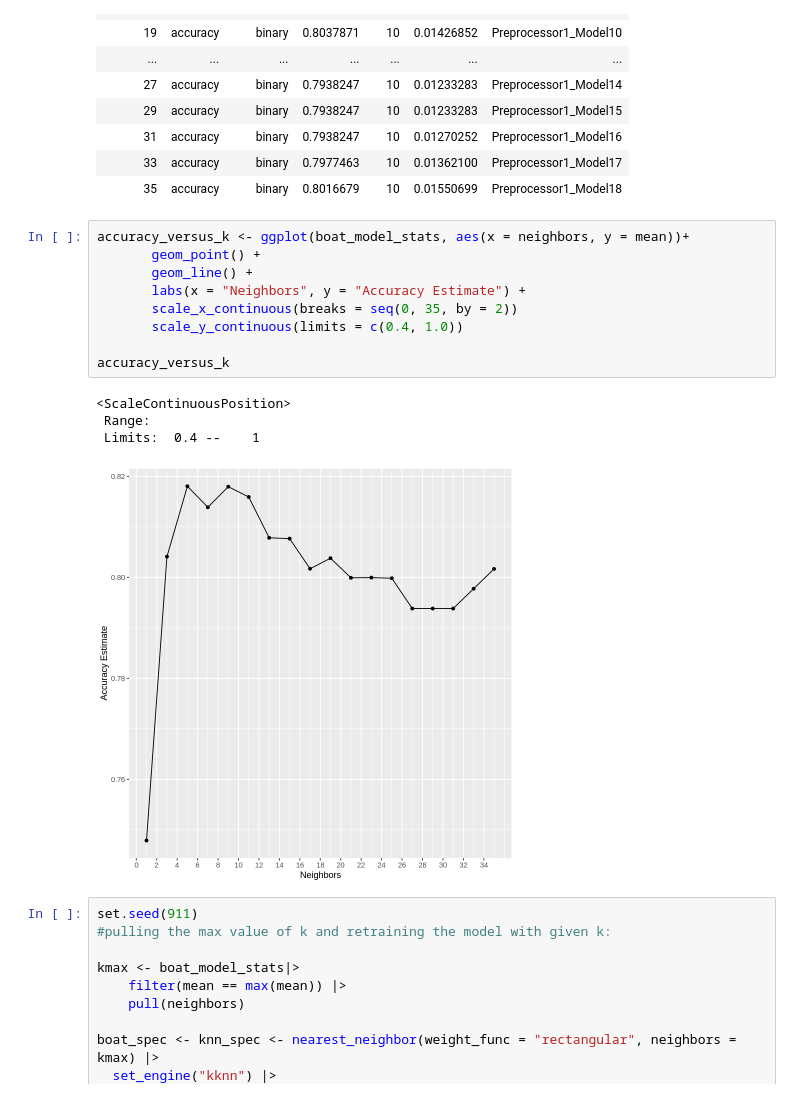
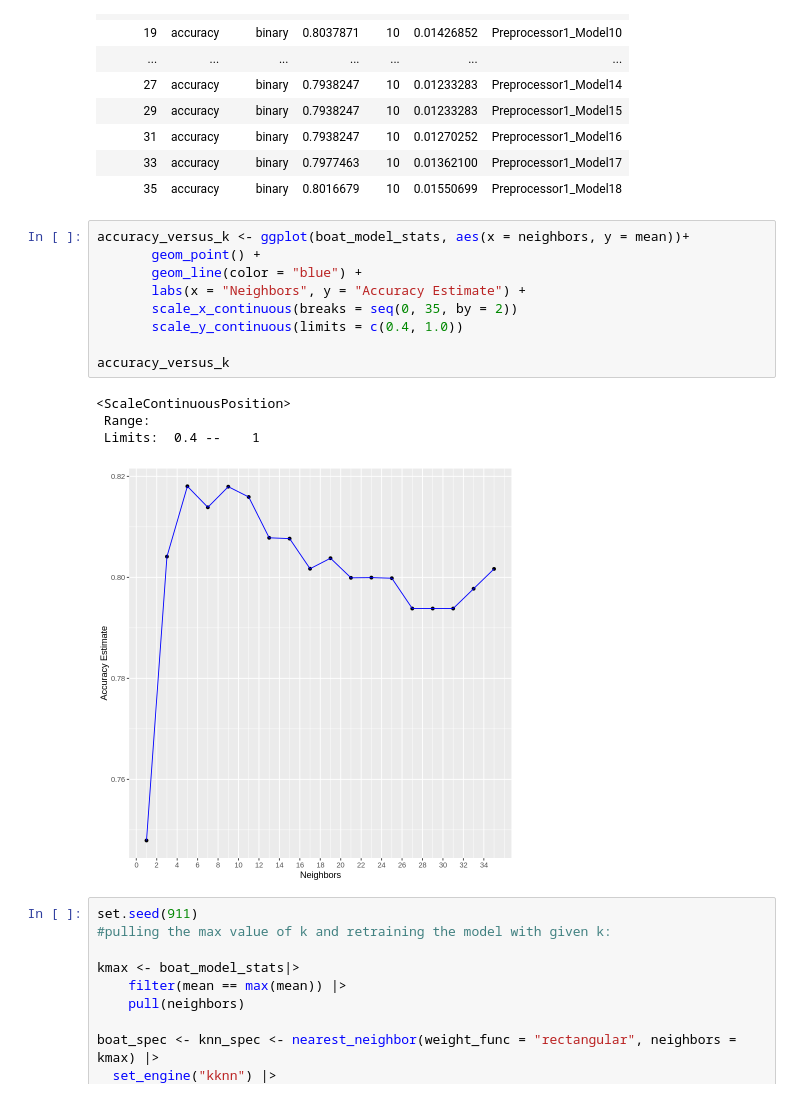
Before and after one commit to zhang17s/DSCI-100-Group-Project-, a Jupyter notebook: Proposal.ipynb, the cells around one changed output. Drawn from its saved outputs; the diff is of its cells as text.

Commit message:
Changed the k-values plot colour

```diff
--- a/Proposal.ipynb
+++ b/Proposal.ipynb
@@ -394,17 +394,17 @@ A tibble: 18 × 7
 # %%
 accuracy_versus_k <- ggplot(boat_model_stats, aes(x = neighbors, y = mean))+
        geom_point() +
-       geom_line() +
+       geom_line(color = "blue") +
        labs(x = "Neighbors", y = "Accuracy Estimate") +
        scale_x_continuous(breaks = seq(0, 35, by = 2))
        scale_y_continuous(limits = c(0.4, 1.0))
 
 accuracy_versus_k
 # %% [output]
 <ScaleContinuousPosition>
  Range:
  Limits:  0.4 --    1
-[figure, old version]
+[figure, new version]
 # %%
 set.seed(911)
 #pulling the max value of k and retraining the model with given k:
```
